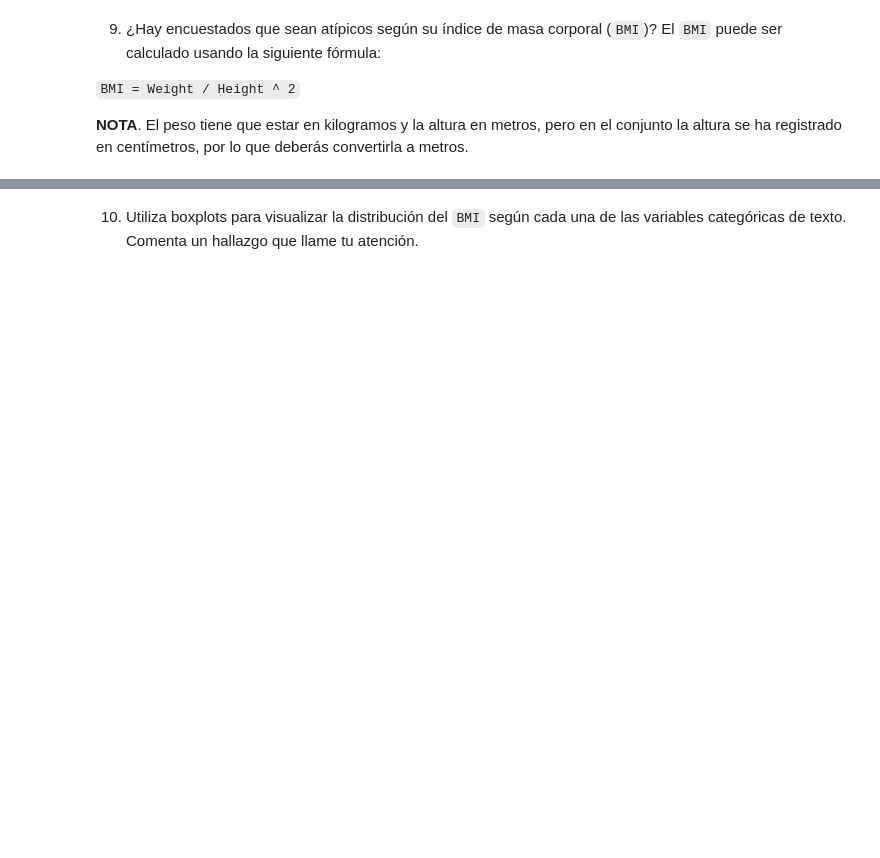
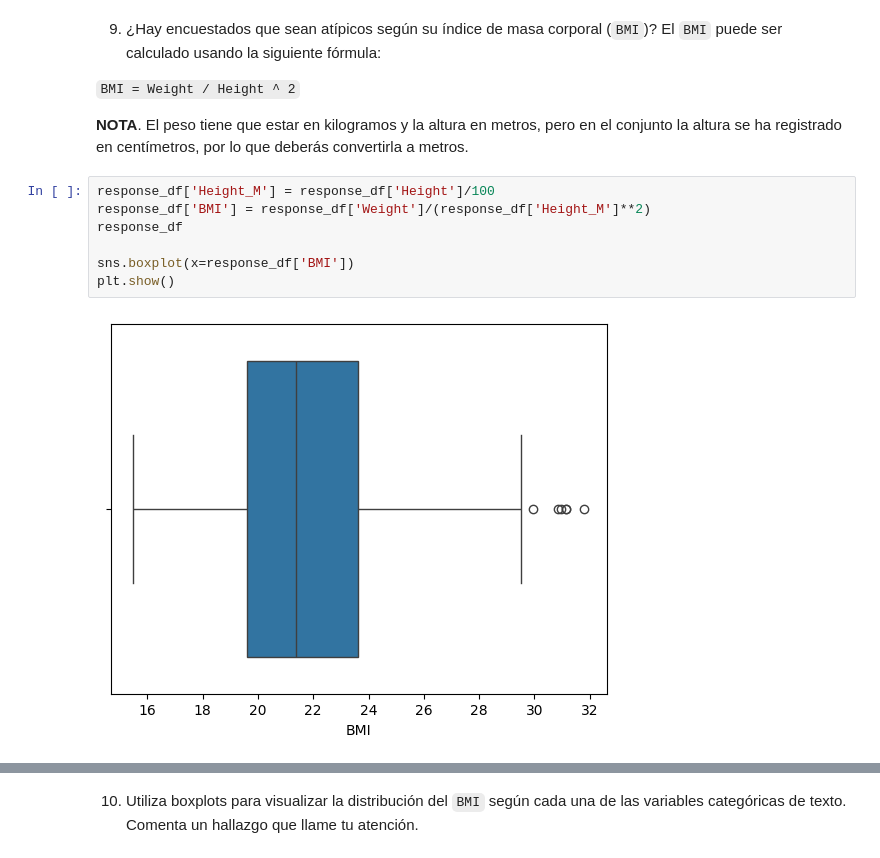
Before and after one commit to CarlosRochaCx/MNA, a Jupyter notebook: Actividad5Preprocesamiento_A01796914.ipynb, the cells around one changed output, grey strips where cells are left out. Drawn from its saved outputs; the diff is of its cells as text; blank space fills up the shorter version.

```diff
--- a/Actividad5Preprocesamiento_A01796914.ipynb
+++ b/Actividad5Preprocesamiento_A01796914.ipynb
@@ -291,3 +317,12 @@ len(response_df[BM])
 `BMI = Weight / Height ^ 2`
 
 **NOTA**. El peso tiene que estar en kilogramos y la altura en metros, pero en el conjunto la altura se ha registrado en centímetros, por lo que deberás convertirla a metros.
+# %%
+response_df['Height_M'] = response_df['Height']/100
+response_df['BMI'] = response_df['Weight']/(response_df['Height_M']**2)
+response_df
+
+sns.boxplot(x=response_df['BMI'])
+plt.show()
+# %% [output]
+[figure, added]
```
Also changed, not shown: parts of 11 cells of this notebook.
